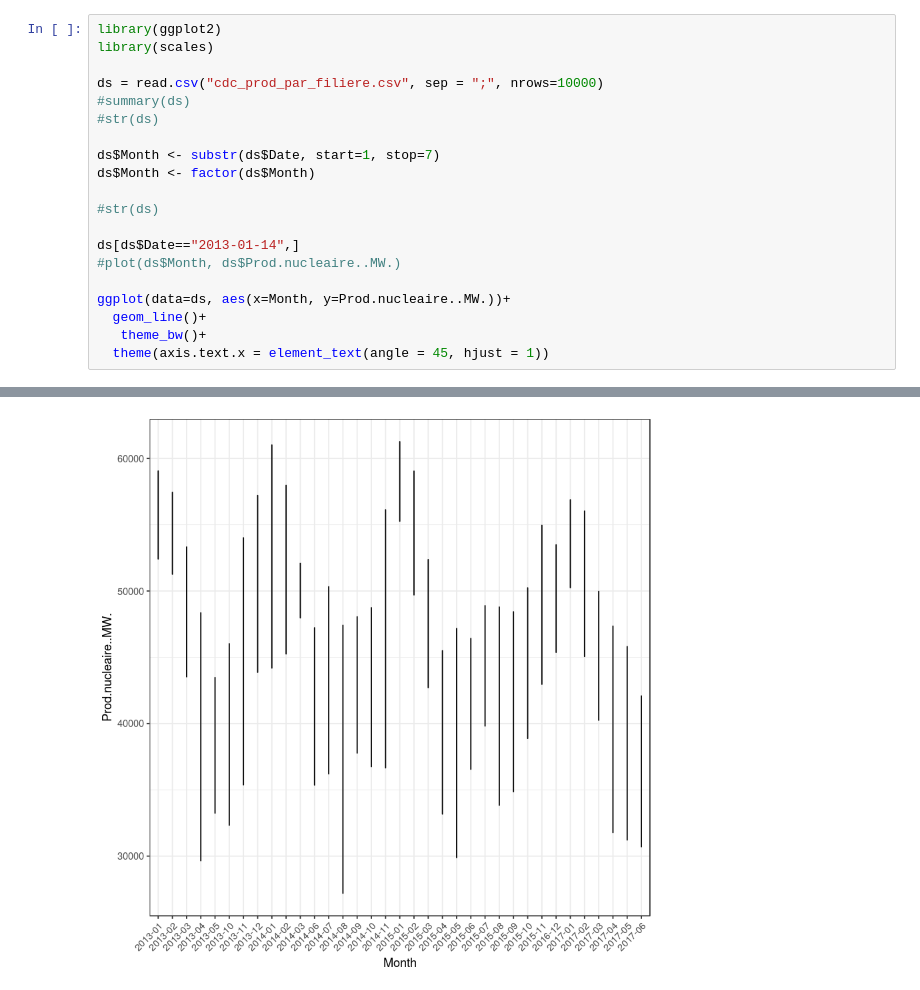
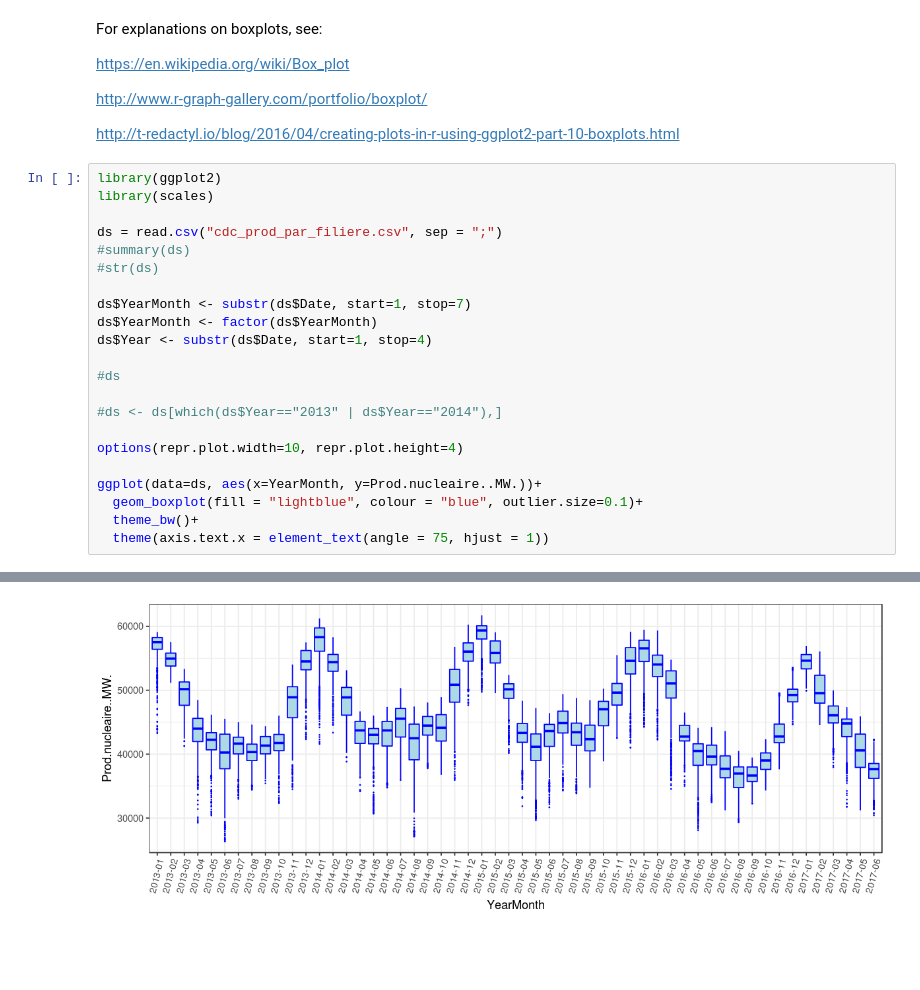
Before and after one commit to ebusato/jupyter_R, a Jupyter notebook: EnergyData.ipynb, the cells around one changed output, grey strips where cells are left out. Drawn from its saved outputs; the diff is of its cells as text; blank space fills up the shorter version.

```diff
--- a/EnergyData.ipynb
+++ b/EnergyData.ipynb
@@ -1,21 +1,31 @@
+# %% [markdown]
+For explanations on boxplots, see:
+
+   https://en.wikipedia.org/wiki/Box_plot
+
+   http://www.r-graph-gallery.com/portfolio/boxplot/
+
+   http://t-redactyl.io/blog/2016/04/creating-plots-in-r-using-ggplot2-part-10-boxplots.html
 # %%
 library(ggplot2)
 library(scales)
 
-ds = read.csv("cdc_prod_par_filiere.csv", sep = ";", nrows=10000)
+ds = read.csv("cdc_prod_par_filiere.csv", sep = ";")
 #summary(ds)
 #str(ds)
 
-ds$Month <- substr(ds$Date, start=1, stop=7)
-ds$Month <- factor(ds$Month)
+ds$YearMonth <- substr(ds$Date, start=1, stop=7)
+ds$YearMonth <- factor(ds$YearMonth)
+ds$Year <- substr(ds$Date, start=1, stop=4)
 
-#str(ds)
+#ds
 
-ds[ds$Date=="2013-01-14",]
-#plot(ds$Month, ds$Prod.nucleaire..MW.)
+#ds <- ds[which(ds$Year=="2013" | ds$Year=="2014"),]
 
-ggplot(data=ds, aes(x=Month, y=Prod.nucleaire..MW.))+
-  geom_line()+
-   theme_bw()+
-  theme(axis.text.x = element_text(angle = 45, hjust = 1))
+options(repr.plot.width=10, repr.plot.height=4)
+
+ggplot(data=ds, aes(x=YearMonth, y=Prod.nucleaire..MW.))+
+  geom_boxplot(fill = "lightblue", colour = "blue", outlier.size=0.1)+
+  theme_bw()+
+  theme(axis.text.x = element_text(angle = 75, hjust = 1))
 # %% [output]
@@ -39 +32 @@ ggplot(data=ds, aes(x=Month, y=Prod.nucleaire..MW.))+
-[figure, old version]
+[figure, new version]
```
Also changed, not shown: parts of 2 cells of this notebook, 1 other file.
